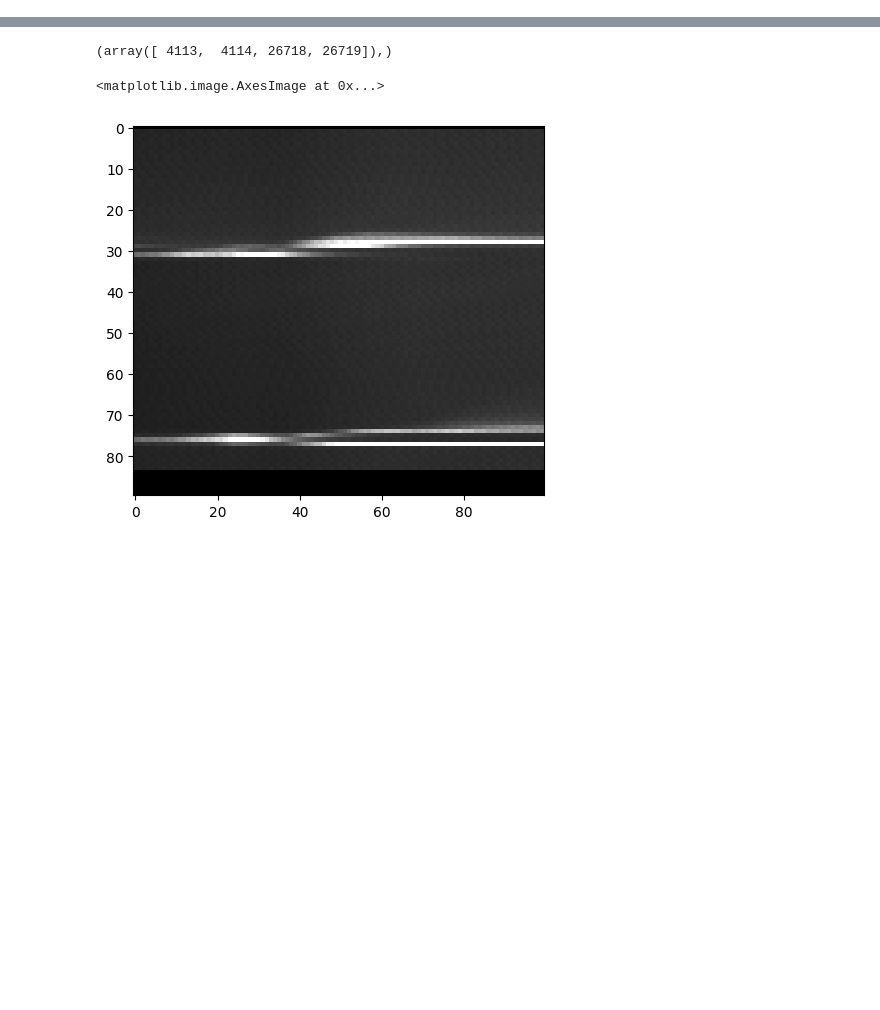
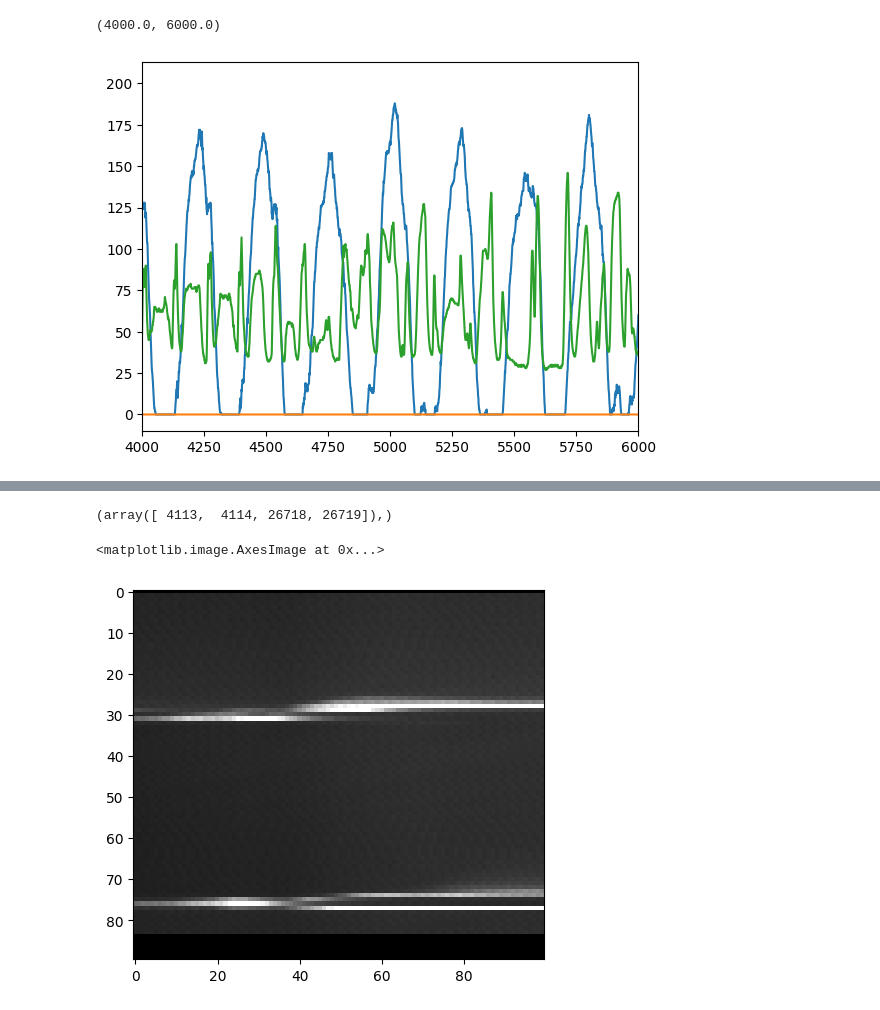
Before and after one commit to mschottdorf/ScopeDAQ, a Jupyter notebook: sandbox.ipynb, the cells around one changed output, grey strips where cells are left out. Saved outputs shown, nothing was run; the diff lists cells and outputs as text; code cells hidden in the pictures; blank space fills up the shorter version.

```diff
--- a/sandbox.ipynb
+++ b/sandbox.ipynb
@@ -1 +1,21 @@
+# %%
+import numpy as np
+import pylab as pl
+
+# Load the file
+data = np.load("raw_data3.npy")
+
+# Slice back into your variables
+raw_x = np.float64(data[:, 0])
+raw_y = np.float64(data[:, 1])
+raw_z = np.float64(data[:, 2])
+
+pl.plot(raw_x)
+pl.plot(raw_y)
+pl.plot(raw_z)
+
+pl.xlim([4000,6000])
+# %% [output]
+(4000.0, 6000.0)
+[figure, added]
 # %%
```
Also changed, not shown: parts of 1 cell of this notebook, 3 other files.
